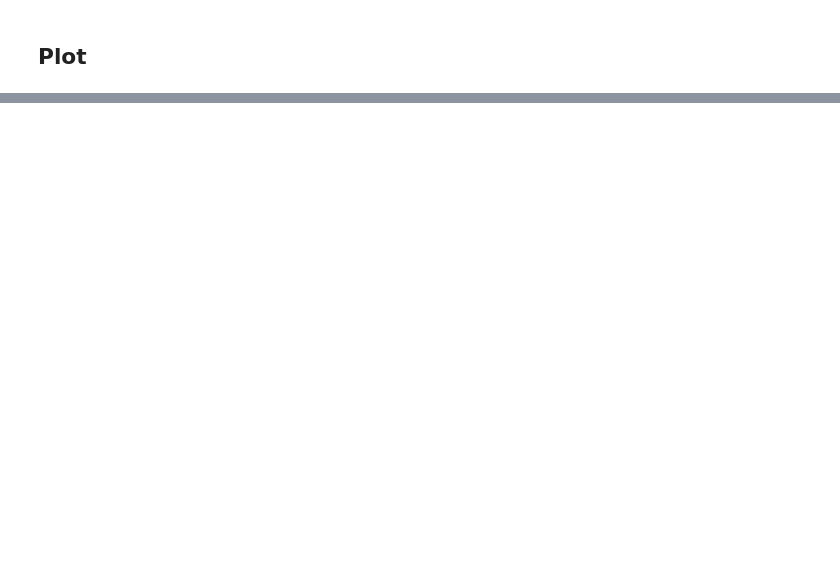
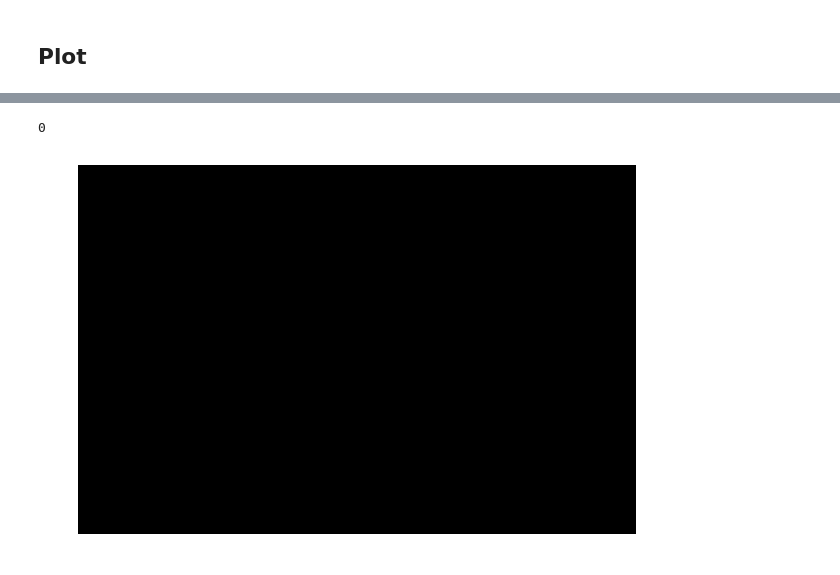
Before and after one commit to cordeirolibel/hough, a Jupyter notebook: Test.ipynb, the cells around one changed output, grey strips where cells are left out. Cells and saved outputs as stored; diff of their text form; code cells hidden in the pictures; blank space fills up the shorter version.

```diff
--- a/Test.ipynb
+++ b/Test.ipynb
@@ -96,2 +100,10 @@ mask = im>0.99
+# %%
+kernel = cv2.getStructuringElement(cv2.MORPH_CROSS,(3,3))
+mask = cv2.erode(mask.astype('uint8'),kernel,iterations = 2)
+print(mask.sum())
+imshow(mask)
+# %% [output]
+0
+[figure, added]
 # %%
 %%time
```
Also changed, not shown: parts of 18 cells of this notebook.
